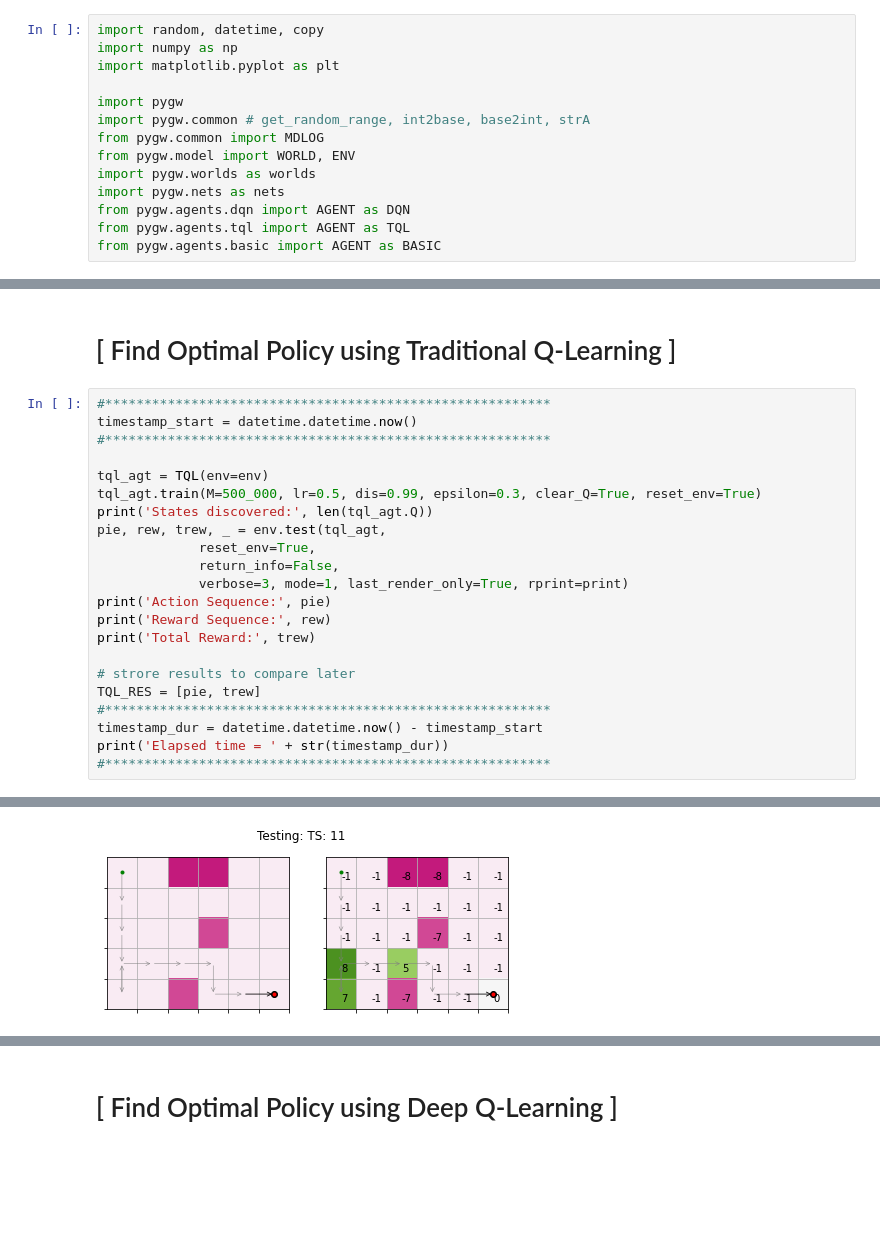
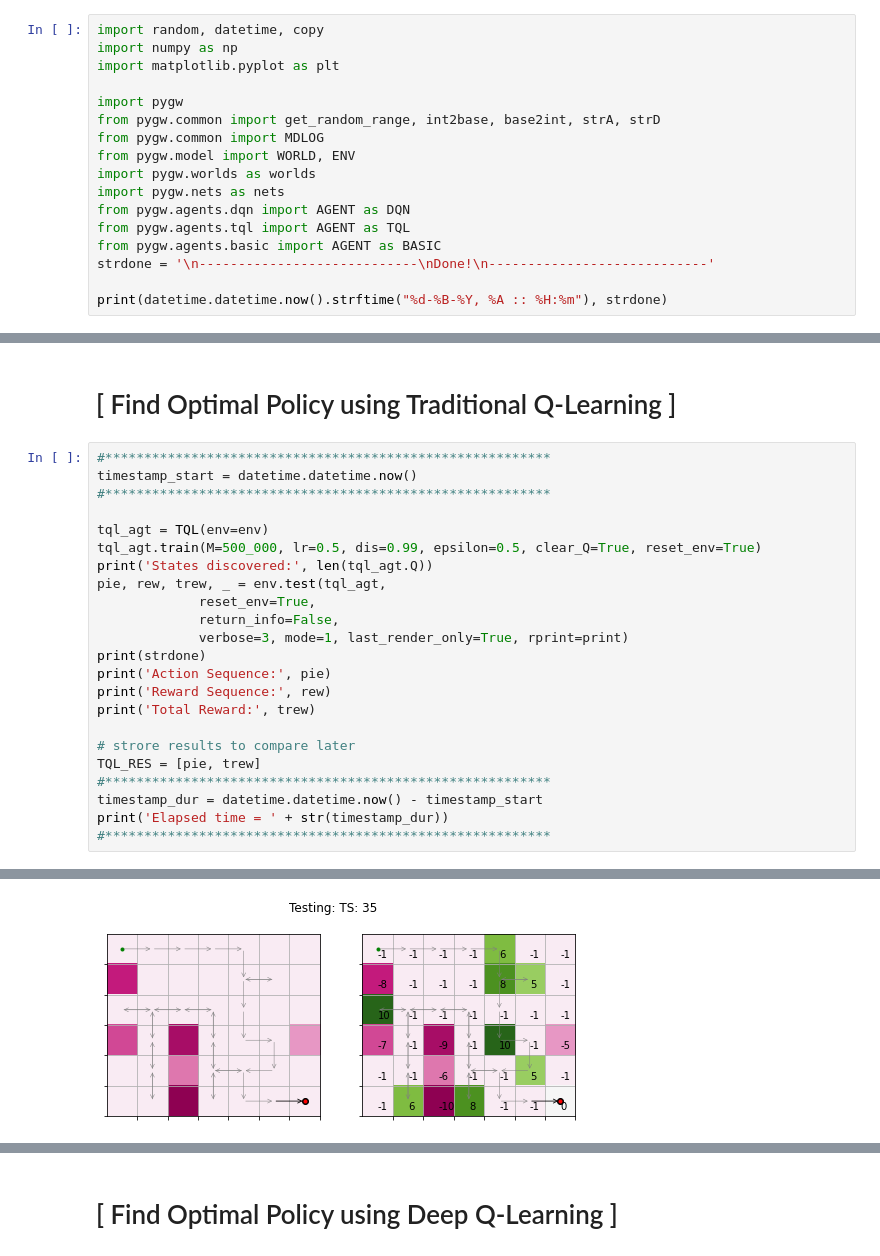
Before and after one commit to Nelson-iitp/public, a Jupyter notebook: docs_PYGW/[pygw]_starter.ipynb, the cells around one changed output, grey strips where cells are left out. Drawn from its saved outputs; the diff is of its cells as text; blank space fills up the shorter version.

```diff
--- a/docs_PYGW/[pygw]_starter.ipynb
+++ b/docs_PYGW/[pygw]_starter.ipynb
@@ -6,7 +10,7 @@ import numpy as np
 import matplotlib.pyplot as plt
 
 import pygw
-import pygw.common # get_random_range, int2base, base2int, strA
+from pygw.common import get_random_range, int2base, base2int, strA, strD
 from pygw.common import MDLOG
 from pygw.model import WORLD, ENV
 import pygw.worlds as worlds
@@ -14,3 +18,6 @@ import pygw.nets as nets
 from pygw.agents.dqn import AGENT as DQN
 from pygw.agents.tql import AGENT as TQL
 from pygw.agents.basic import AGENT as BASIC
+strdone = '\n----------------------------\nDone!\n----------------------------'
+
+print(datetime.datetime.now().strftime("%d-%B-%Y, %A :: %H:%m"), strdone)
@@ -95,12 +146,13 @@ timestamp_start = datetime.datetime.now()
 #*********************************************************
 
 tql_agt = TQL(env=env)
-tql_agt.train(M=500_000, lr=0.5, dis=0.99, epsilon=0.3, clear_Q=True, reset_env=True)
+tql_agt.train(M=500_000, lr=0.5, dis=0.99, epsilon=0.5, clear_Q=True, reset_env=True)
 print('States discovered:', len(tql_agt.Q))
 pie, rew, trew, _ = env.test(tql_agt,
              reset_env=True,
              return_info=False,
              verbose=3, mode=1, last_render_only=True, rprint=print)
+print(strdone)
 print('Action Sequence:', pie)
 print('Reward Sequence:', rew)
 print('Total Reward:', trew)
@@ -128 +184 @@ Testing agent { agent_tql } on env [ GENV ]
-[figure, old version]
+[figure, new version]
```
Also changed, not shown: parts of 11 cells of this notebook.
